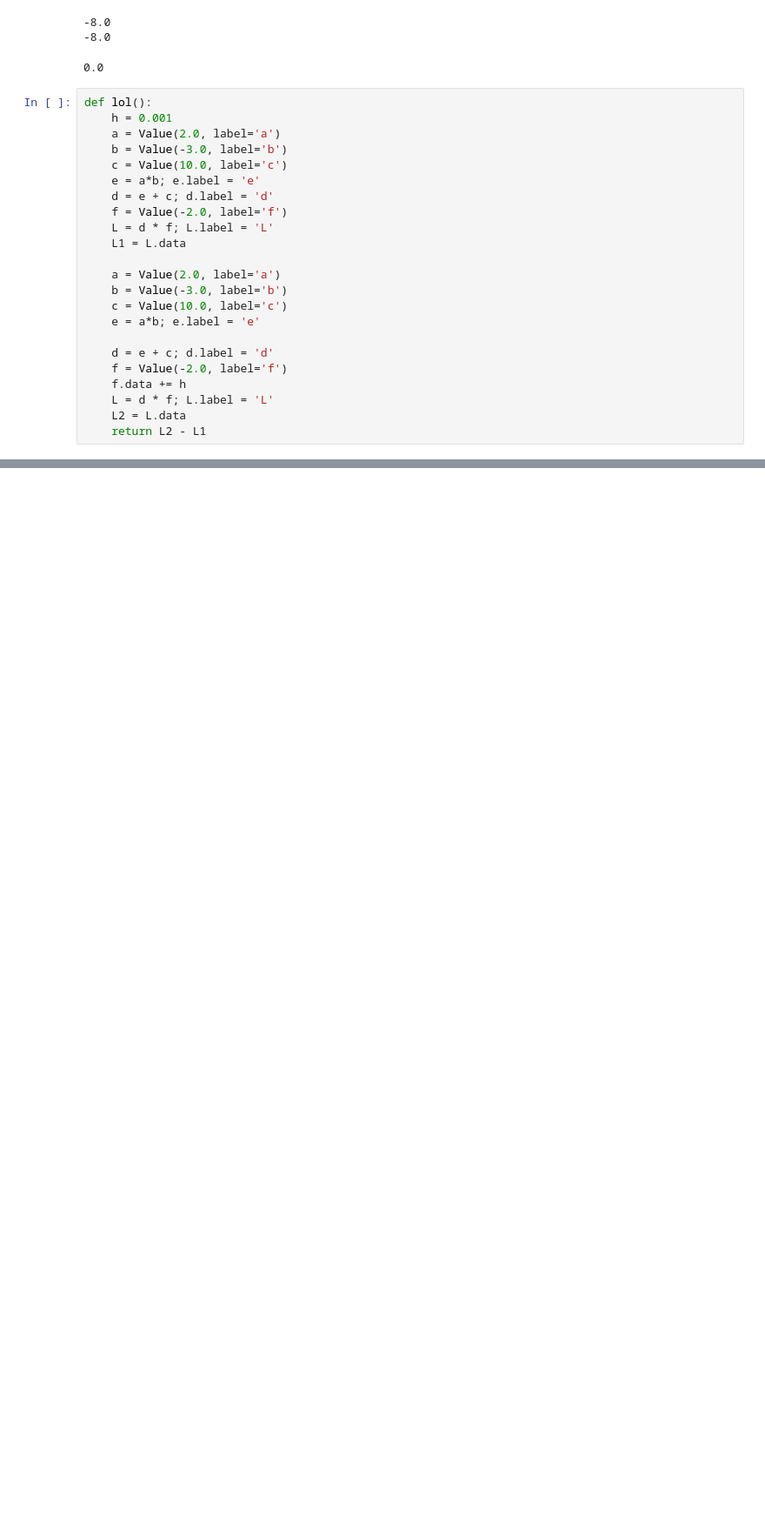
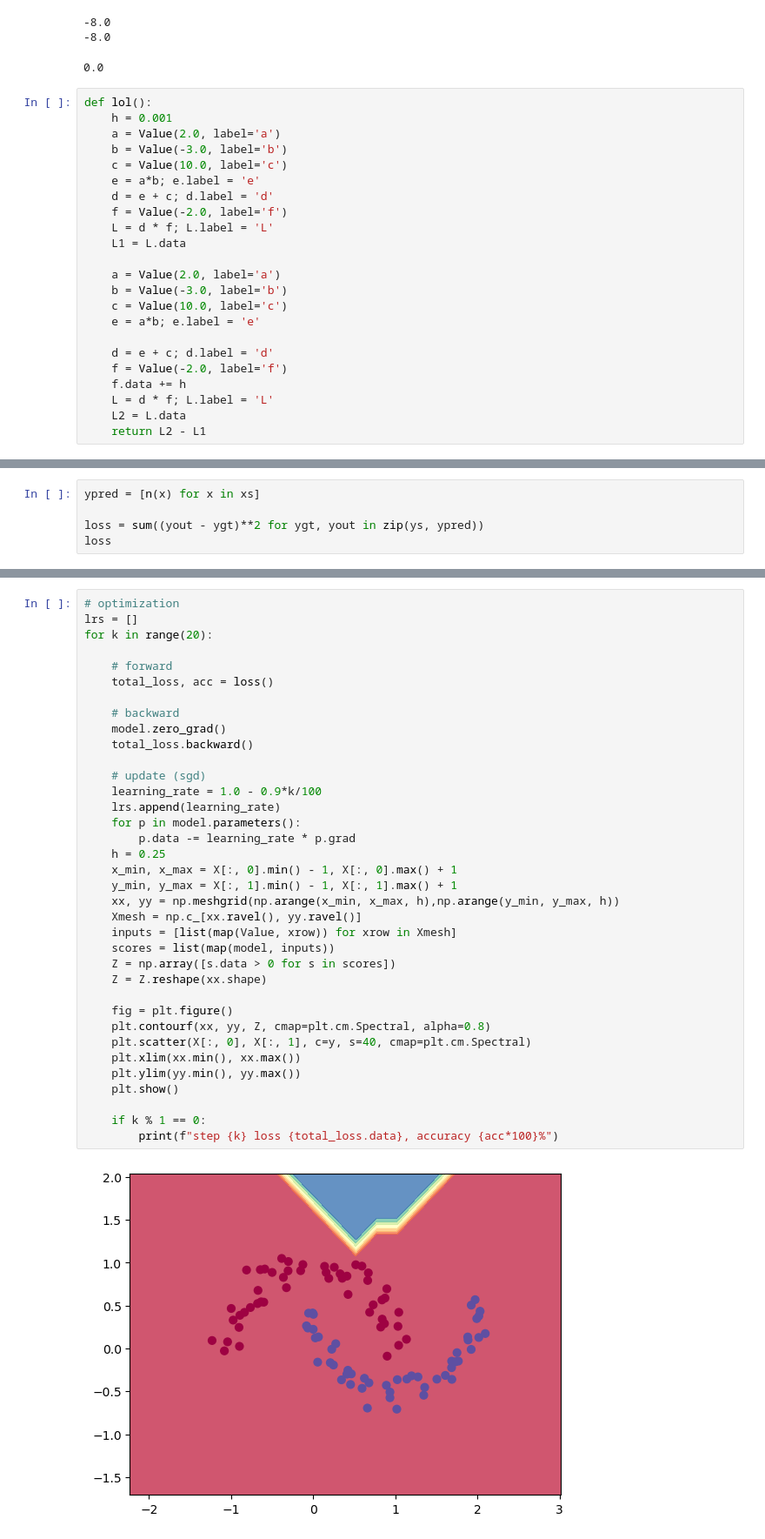
Before and after one commit to kremenevskiy/neural_staff, a Jupyter notebook: micrograd/micrograd.ipynb, the cells around one changed output, grey strips where cells are left out. Shown at 87% size. Cells and saved outputs as stored; diff of their text form; blank space fills up the shorter version.

```diff
--- a/micrograd/micrograd.ipynb
+++ b/micrograd/micrograd.ipynb
@@ -256,0 +537,5 @@ AttributeError: 'int' object has no attribute 'data'
+# %%
+ypred = [n(x) for x in xs]
+
+loss = sum((yout - ygt)**2 for ygt, yout in zip(ys, ypred))
+loss
@@ -256,0 +631,38 @@ AttributeError: 'int' object has no attribute 'data'
+# %%
+# optimization
+lrs = []
+for k in range(20):
+
+    # forward
+    total_loss, acc = loss()
+
+    # backward
+    model.zero_grad()
+    total_loss.backward()
+
+    # update (sgd)
+    learning_rate = 1.0 - 0.9*k/100
+    lrs.append(learning_rate)
+    for p in model.parameters():
+        p.data -= learning_rate * p.grad
+    h = 0.25
+    x_min, x_max = X[:, 0].min() - 1, X[:, 0].max() + 1
+    y_min, y_max = X[:, 1].min() - 1, X[:, 1].max() + 1
+    xx, yy = np.meshgrid(np.arange(x_min, x_max, h),np.arange(y_min, y_max, h))
+    Xmesh = np.c_[xx.ravel(), yy.ravel()]
+    inputs = [list(map(Value, xrow)) for xrow in Xmesh]
+    scores = list(map(model, inputs))
+    Z = np.array([s.data > 0 for s in scores])
+    Z = Z.reshape(xx.shape)
+
+    fig = plt.figure()
+    plt.contourf(xx, yy, Z, cmap=plt.cm.Spectral, alpha=0.8)
+    plt.scatter(X[:, 0], X[:, 1], c=y, s=40, cmap=plt.cm.Spectral)
+    plt.xlim(xx.min(), xx.max())
+    plt.ylim(yy.min(), yy.max())
+    plt.show()
+
+    if k % 1 == 0:
+        print(f"step {k} loss {total_loss.data}, accuracy {acc*100}%")
+# %% [output]
+[figure, added]
```
Also changed, not shown: parts of 28 cells of this notebook, 4 other files.
